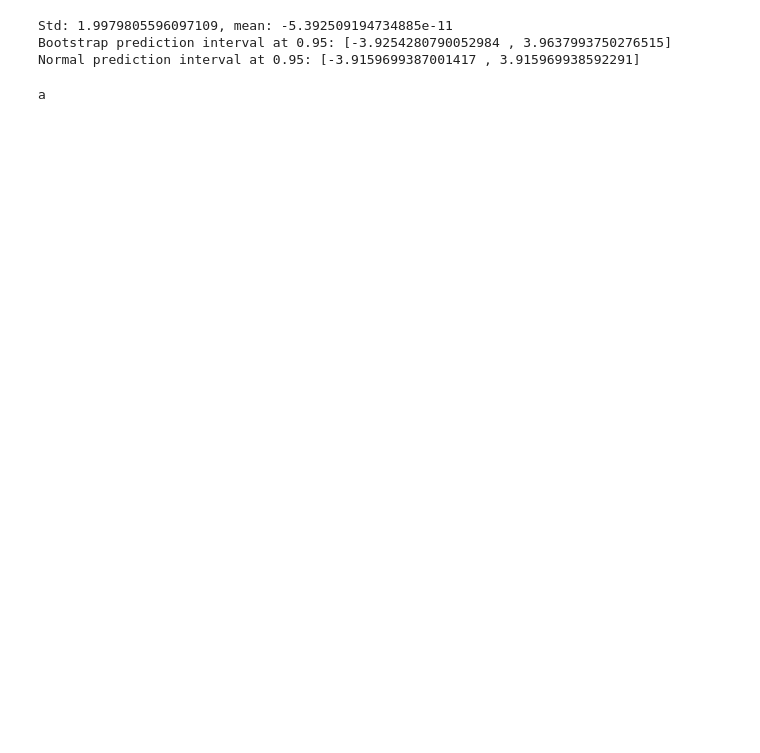
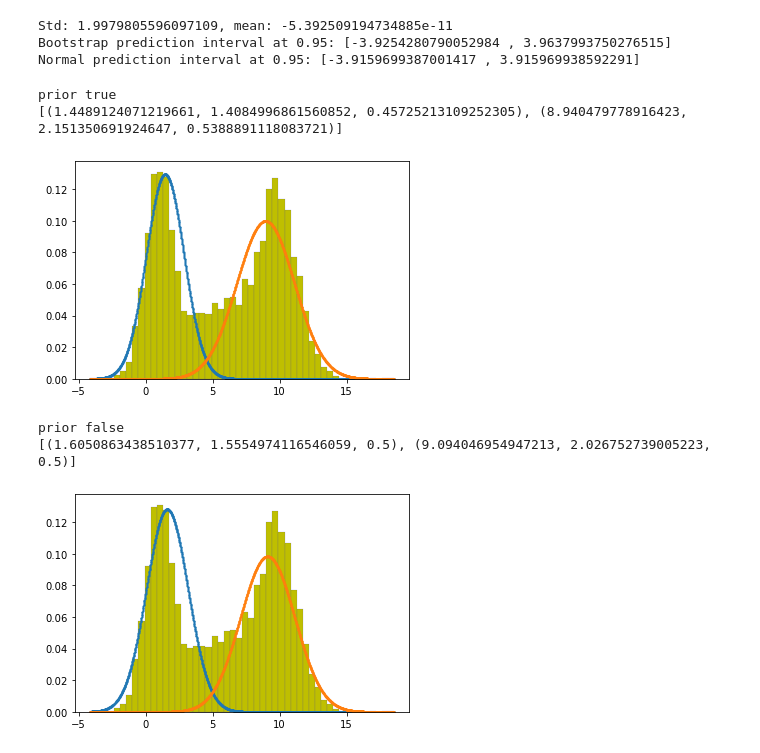
Before and after one commit to andreamatt/Simulation-homeworks, a Jupyter notebook: HW2/nb.ipynb, the cells around one changed output. Drawn from its saved outputs; the diff is of its cells as text; code cells hidden in the pictures; blank space fills up the shorter version.

```diff
--- a/HW2/nb.ipynb
+++ b/HW2/nb.ipynb
@@ -117,55 +117,66 @@ Normal prediction interval at 0.95: [-3.9159699387001417 , 3.915969938592291]
 # %%
 # Exercise 2
 # Load the data from the CSV file data_ex2.csv. These are samples from three different, independent Gaussian
 # distributions, all mixed together.
 # 1. Implement the Expectation-Maximization algorithm to fit a mixture of three Gaussian distributions to the data.
 #    Try both with and without the prior update step. Discuss the results.
 # 2. Give the parameters of the distributions thus found, and plot the corresponding PDFs on top of the
 #    empirical PDFs of the data (e.g., the histogram).
 
-#values = data_ex2.to_numpy()[:,0]
+values = data_ex2.to_numpy()[:,0]
 
-def expectation_maximization_normal(values, curve_n, curve_prob=None, prior=False, use_samples=True, sample_size=100):
+def expectation_maximization_normal(values, curve_n, iterations, curve_prob=None, prior=True):
+    n = len(values)
     # use the same std for all of them
     deviations = [std(values)]*curve_n
     # for 3 curves, use 1/4, 2/4, 3/4 quantiles as means
     means = [quantile(values, (i+1)/(curve_n+1)) for i in range(curve_n)]
     if curve_prob==None:
         curve_prob = [1/curve_n]*curve_n
+    #print([(means[i], deviations[i], curve_prob[i]) for i in range(curve_n)])
 
-    #print"means", (mean)
-    #print("stds",  deviations)
-    for iteration in range(100):
-        iter_values = values
-        if use_samples:
-            iter_values = np.random.choice(values, size=sample_size)
-        denoms = []
-        for x in iter_values:
-            denom = 0
-            for curve in range(curve_n):
-                denom += norm.pdf(x, means[curve], deviations[curve])*curve_prob[curve]
-            denoms.append(denom)
+    for iteration in range(iterations):
+        denoms = np.zeros(n)
+        for curve in range(curve_n):
+            denoms += norm.pdf(values, means[curve], deviations[curve])*curve_prob[curve]
 
         for curve in range(curve_n):
-            b = []
             m = means[curve]
             s = deviations[curve]
-            for i in range(len(iter_values)):
-                x = iter_values[i]
-                b_x = norm.pdf(x, m, s)*curve_prob[curve] / denoms[i]
-                b.append(b_x)
-            new_m = sum([b[i]*iter_values[i] for i in range(len(iter_values))]) / sum(b)
-            new_s = sqrt( sum([b[i]*((iter_values[i]-m)**2) for i in range(len(iter_values))]) / sum(b) )
+            b = norm.pdf(values,m,s)/denoms
+            sum_b = sum(b)
+            new_m = sum(b*values) / sum_b
+            new_s = sqrt( sum(b*((values-new_m)**2)) / sum_b )
             means[curve] = new_m
             deviations[curve] = new_s
+            if prior:
+                curve_prob[curve] = sum_b
+        #print([(means[i], deviations[i], curve_prob[i]) for i in range(curve_n)])
 
-    # return mean, std, prob(curv
-    #return "a"
-  #  return [(means[i], deviations[i], curve_prob[i]) for i in range(curve_n)]
+    return [(means[i], deviations[i], curve_prob[i]) for i in range(curve_n)]
 
+iterations = 1000
+print("prior true")
+curves = expectation_maximization_normal(values, 3, iterations, prior=True)
+print(curves)
+plt.hist(values, bins=50, density=True, color='y', linewidth=0.1, edgecolor='b')
+X_prob = np.arange(min(values), max(values), 1/100)
+for c in curves:
+    plt.scatter(X_prob, c[2]*norm.pdf(X_prob, c[0], c[1] ), s=1, zorder=2)
+plt.show()
 
-#a = expectation_maximization_normal(values, 3)
-#print(a)
-print("a")
+print("prior false")
+curves = expectation_maximization_normal(values, 3, iterations, prior=False)
+print(curves)
+plt.hist(values, bins=50, density=True, color='y', linewidth=0.1, edgecolor='b')
+X_prob = np.arange(min(values), max(values), 1/100)
+for c in curves:
+    plt.scatter(X_prob, c[2]*norm.pdf(X_prob, c[0], c[1] ), s=1, zorder=2)
+plt.show()
 # %% [output]
-a
+prior true
+[(1.4489124071219661, 1.4084996861560852, 0.45725213109252305), (8.940479778916423, 2.151350691924647, 0.5388891118083721)]
+[figure, added]
+prior false
+[(1.6050863438510377, 1.5554974116546059, 0.5), (9.094046954947213, 2.026752739005223, 0.5)]
+[figure, added]
```
Also changed, not shown: 1 other file.
